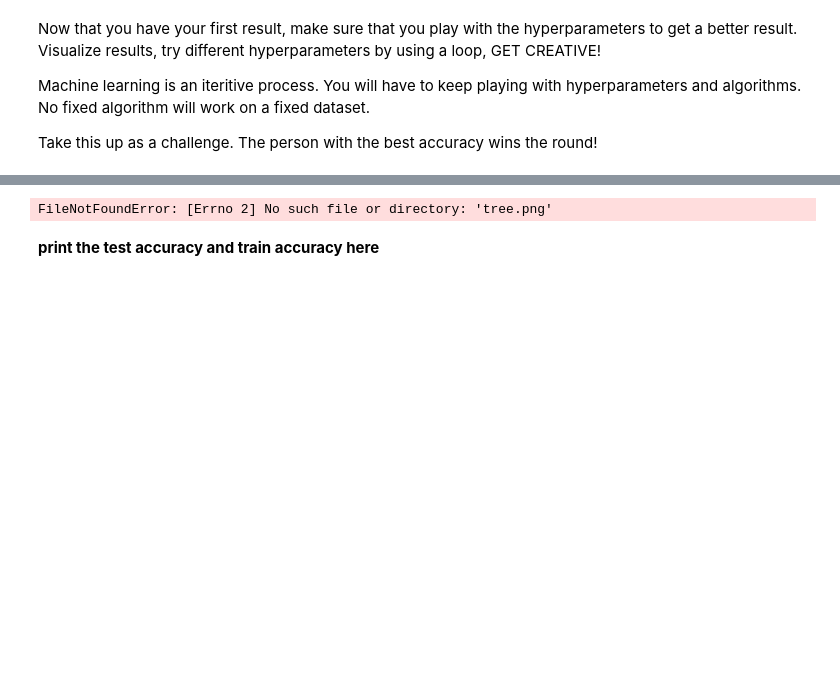
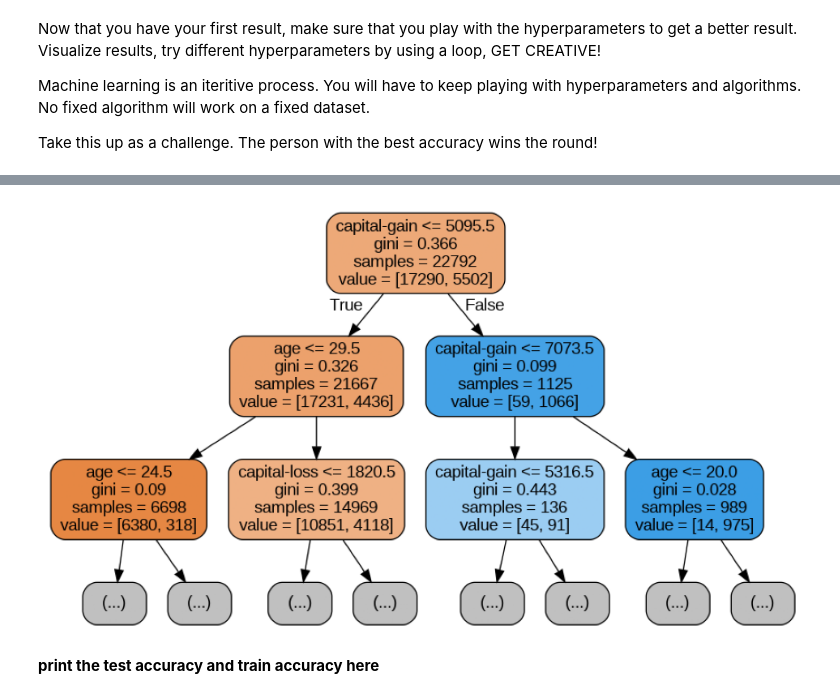
Before and after one commit to notsamaltman/Synapse_LP, a Jupyter notebook: Copy_of_Synapse_LP_Task_4.ipynb, the cells around one changed output, grey strips where cells are left out. Cells and saved outputs as stored; diff of their text form; code cells hidden in the pictures; blank space fills up the shorter version.

```diff
--- a/Copy_of_Synapse_LP_Task_4.ipynb
+++ b/Copy_of_Synapse_LP_Task_4.ipynb
@@ -252,10 +275,22 @@ Take this up as a challenge. The person with the best accuracy wins the round!
 # %%
-#complete the code below to create an image of the decision tree
 from sklearn import tree
-!pip install graphviz
-decision_tree = tree.export_graphviz #(ur model name, out_file='tree.dot', feature_names=X_train.columns, max_depth=2, filled=True)
-!dot -Tpng tree.dot -o tree.png # to convert the file
+import matplotlib.pyplot as plt
+import graphviz
+
+tree.export_graphviz(
+    decision_tree,
+    out_file='tree.dot',
+    feature_names=X_train.columns,
+    filled=True,
+    rounded=True,
+    max_depth=2
+)
+
+!dot -Tpng tree.dot -o tree.png
+
 image = plt.imread('tree.png')
-plt.figure(figsize=(15,15))
+plt.figure(figsize=(12, 12))
 plt.imshow(image)
+plt.axis('off')
+plt.show()
 # %% [output]
@@ -264,4 +297,4 @@ Error: dot: can't open tree.dot
-FileNotFoundError: [Errno 2] No such file or directory: 'tree.png'
+[figure, added]
 # %% [markdown]
 <b>print the test accuracy and train accuracy here</b>
 # %%
```
Also changed, not shown: parts of 8 cells of this notebook.
